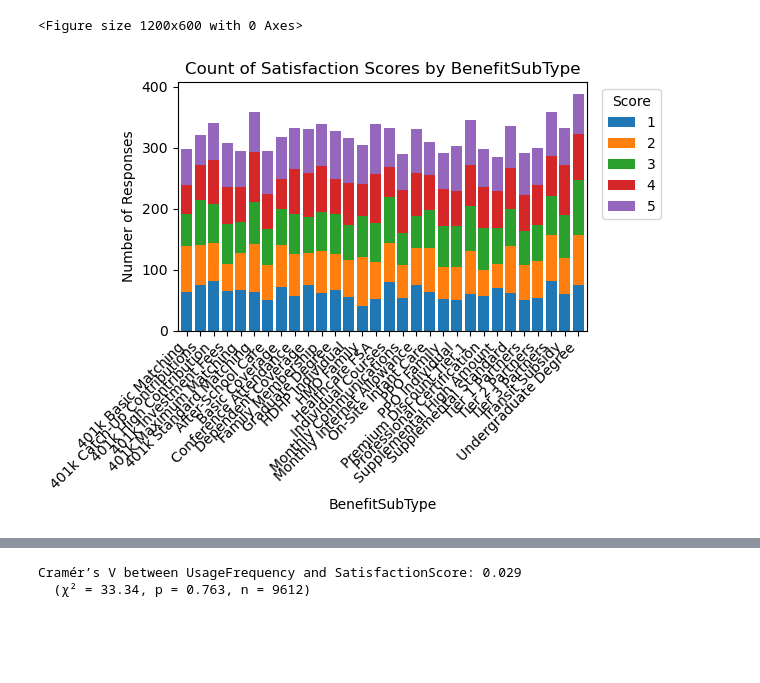
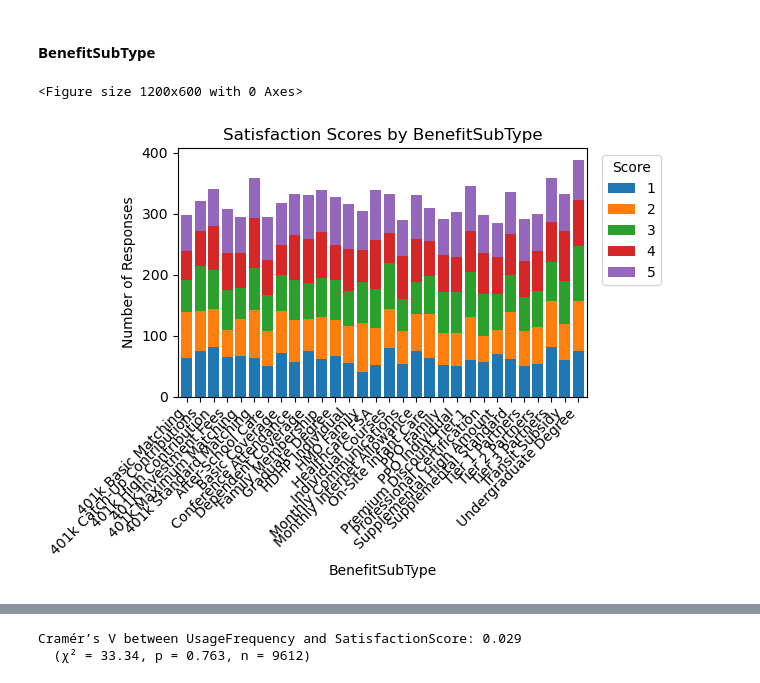
Before and after one commit to zemgabriela/TechLance, a Jupyter notebook: Employee Satisfaction Analysis.ipynb, the cells around one changed output, grey strips where cells are left out. Saved outputs shown, nothing was run; the diff lists cells and outputs as text; code cells hidden in the pictures; blank space fills up the shorter version.

```diff
--- a/Employee Satisfaction Analysis.ipynb
+++ b/Employee Satisfaction Analysis.ipynb
@@ -58,20 +54,22 @@ plt.show()
+# %% [markdown]
+#### BenefitSubType
 # %%
 #BenefitSubTypes
 counts_sub = pd.crosstab(
     merged['BenefitSubType'],
     merged['SatisfactionScore']
 ).sort_index(axis=1)
 
 #Plot results
 plt.figure(figsize=(12, 6))
 counts_sub.plot(kind='bar', stacked=True, width=0.8)
-plt.title('Count of Satisfaction Scores by BenefitSubType')
+plt.title('Satisfaction Scores by BenefitSubType')
 plt.xlabel('BenefitSubType')
 plt.ylabel('Number of Responses')
 plt.xticks(rotation=45, ha='right')
 plt.legend(title='Score', bbox_to_anchor=(1.02, 1), loc='upper left')
 plt.tight_layout()
 plt.show()
 # %% [output]
 <Figure size 1200x600 with 0 Axes>
-[figure, old version]
+[figure, new version]
```
Also changed, not shown: parts of 56 cells of this notebook.
